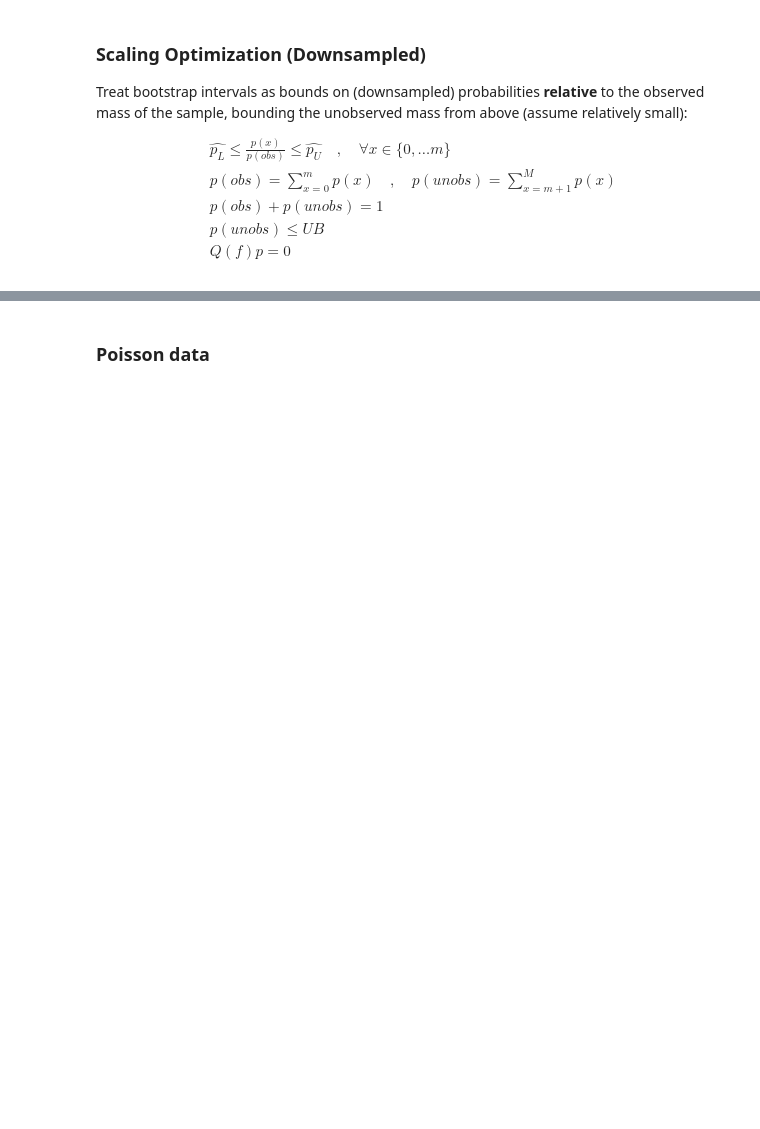
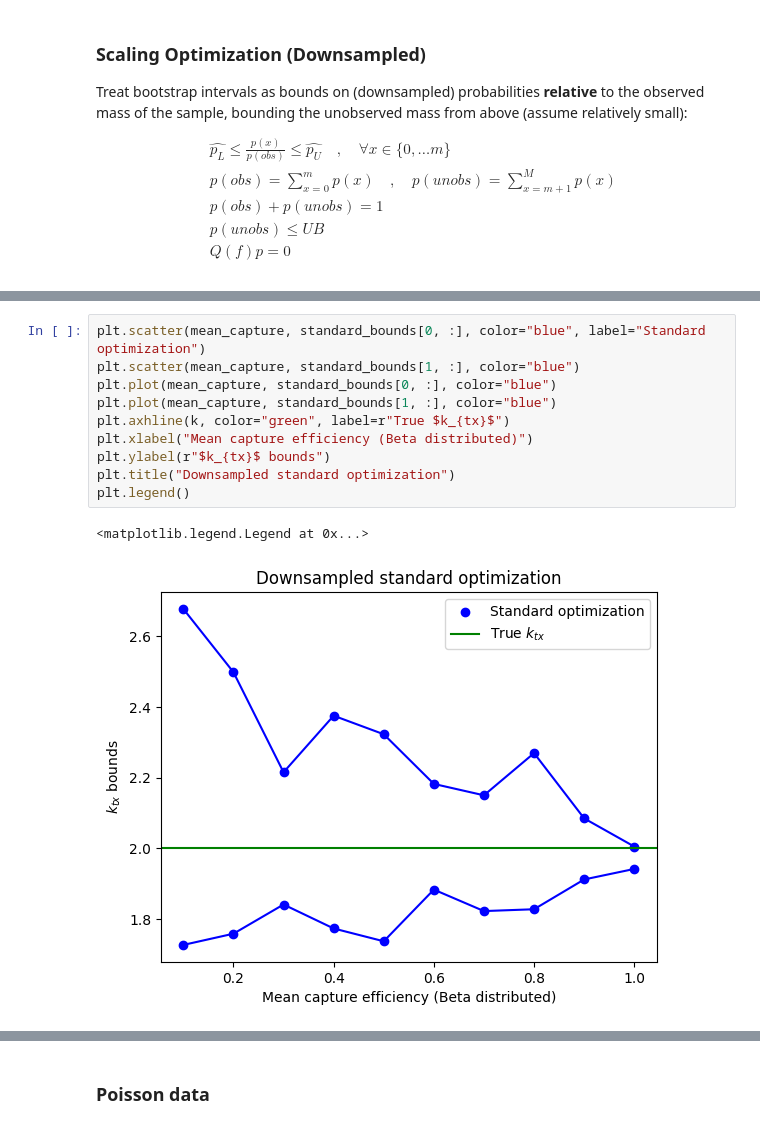
Before and after one commit to willjgh/M5R, a Jupyter notebook: Interaction/Bootstrap-Experiments/capture_scaling.ipynb, the cells around one changed output, grey strips where cells are left out. Saved outputs shown, nothing was run; the diff lists cells and outputs as text; blank space fills up the shorter version.

```diff
--- a/Interaction/Bootstrap-Experiments/capture_scaling.ipynb
+++ b/Interaction/Bootstrap-Experiments/capture_scaling.ipynb
@@ -329,0 +839,13 @@ def optimize_scaling(xmax, tmin, tmax, prob_intervals, fm_intervals, silent=True
+# %%
+plt.scatter(mean_capture, standard_bounds[0, :], color="blue", label="Standard optimization")
+plt.scatter(mean_capture, standard_bounds[1, :], color="blue")
+plt.plot(mean_capture, standard_bounds[0, :], color="blue")
+plt.plot(mean_capture, standard_bounds[1, :], color="blue")
+plt.axhline(k, color="green", label=r"True $k_{tx}$")
+plt.xlabel("Mean capture efficiency (Beta distributed)")
+plt.ylabel(r"$k_{tx}$ bounds")
+plt.title("Downsampled standard optimization")
+plt.legend()
+# %% [output]
+<matplotlib.legend.Legend at 0x...>
+[figure, added]
```
Also changed, not shown: parts of 34 cells of this notebook.
